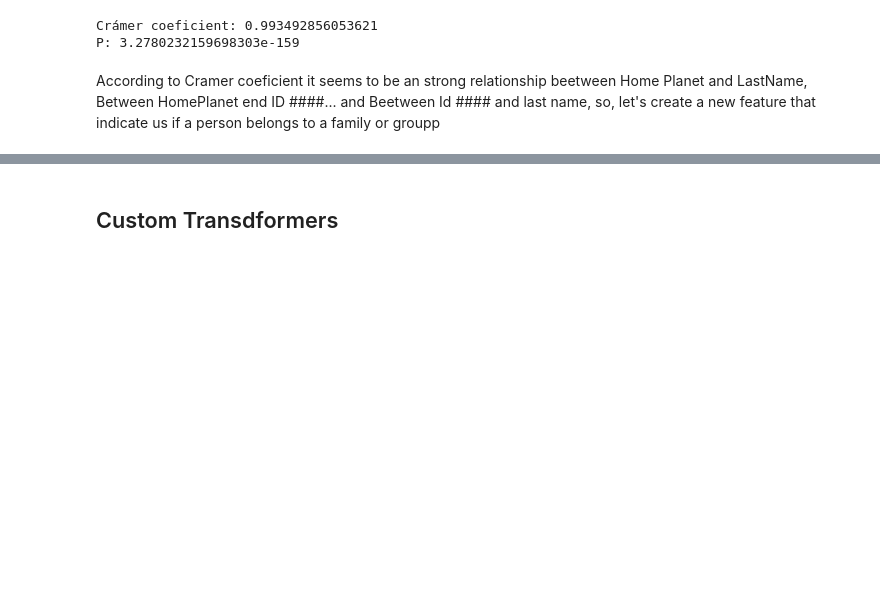
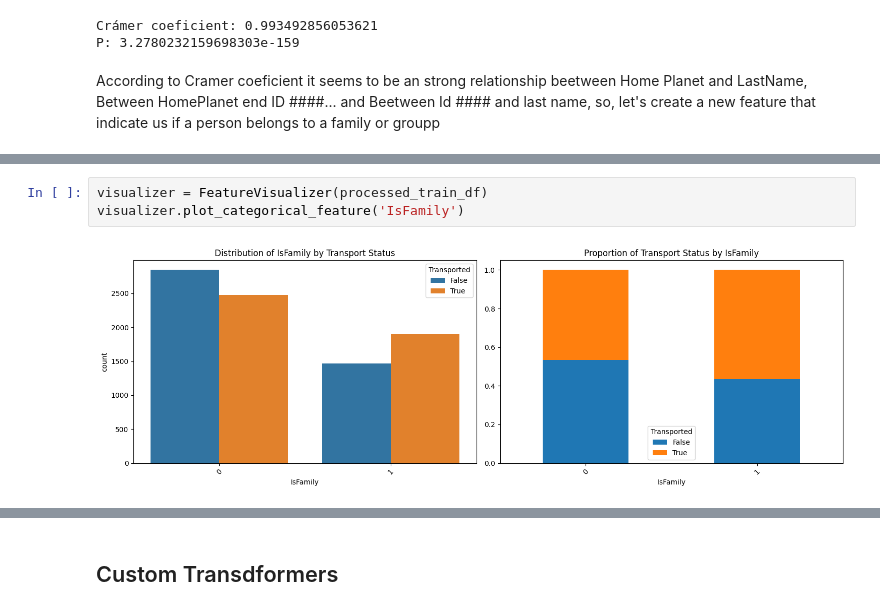
Before and after one commit to SebasKHE/data-science-kaggle-competitions, a Jupyter notebook: spaceship-titanic/space-titanic-project.ipynb, the cells around one changed output, grey strips where cells are left out. Cells and saved outputs as stored; diff of their text form; blank space fills up the shorter version.

```diff
--- a/spaceship-titanic/space-titanic-project.ipynb
+++ b/spaceship-titanic/space-titanic-project.ipynb
@@ -416,0 +417,5 @@ processed_train_df[['LastName', 'Id ####', 'HomePlanet', 'IsFamily']].head(10)
+# %%
+visualizer = FeatureVisualizer(processed_train_df)
+visualizer.plot_categorical_feature('IsFamily')
+# %% [output]
+[figure, added]
```
Also changed, not shown: parts of 28 cells of this notebook.
